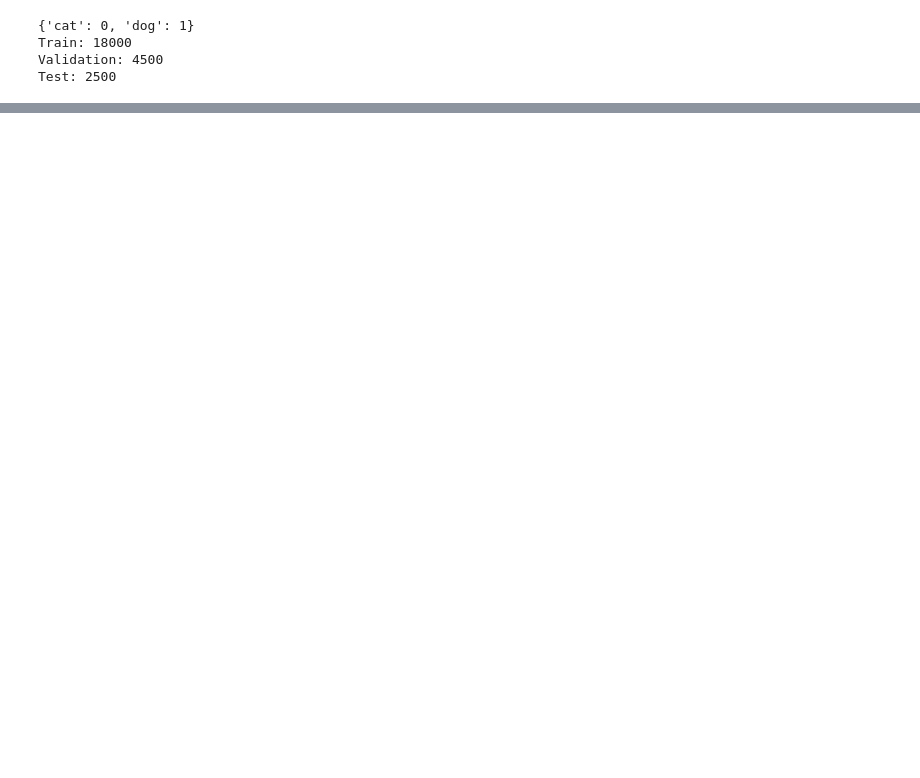
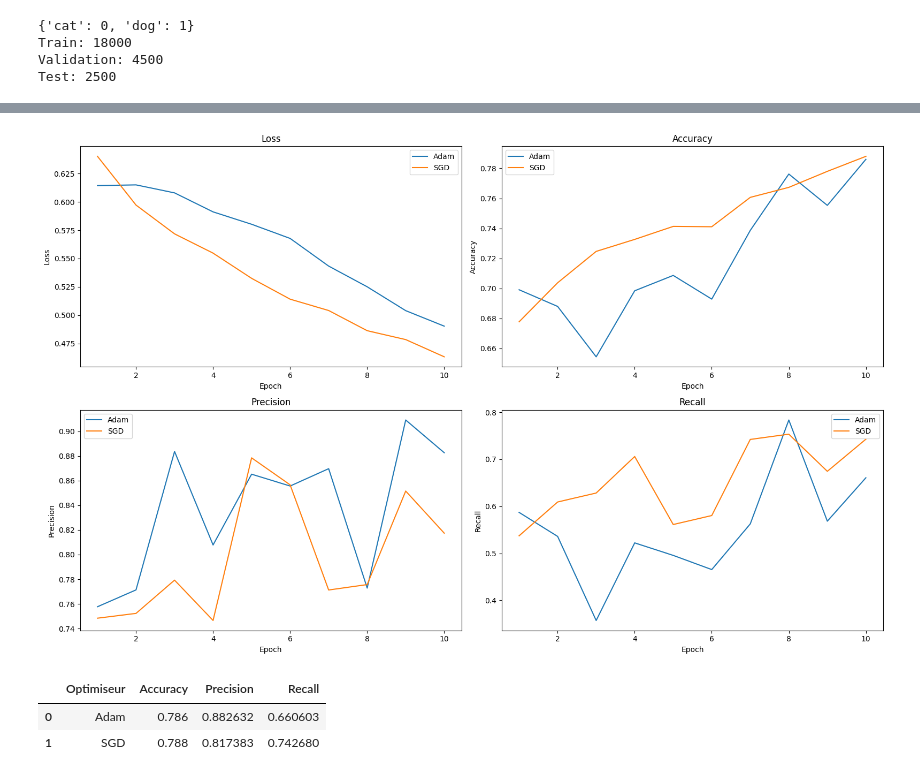
Before and after one commit to DonBos27/cnn-catsdogs-DonBosenga, a Jupyter notebook: notebook.ipynb, the cells around one changed output, grey strips where cells are left out. Drawn from its saved outputs; the diff is of its cells as text; code cells hidden in the pictures; blank space fills up the shorter version.

```diff
--- a/notebook.ipynb
+++ b/notebook.ipynb
@@ -77,0 +603,70 @@ Test: 2500
+# %%
+adam_loss = results_adam[0]
+adam_acc = results_adam[1]
+adam_prec = results_adam[2]
+adam_rec = results_adam[3]
+
+sgd_loss = results_sgd[0]
+sgd_acc = results_sgd[1]
+sgd_prec = results_sgd[2]
+sgd_rec = results_sgd[3]
+
+epochs = range(1, len(adam_loss)+1)
+# %%
+plt.figure(figsize=(16,10))
+
+# Loss
+plt.subplot(2,2,1)
+plt.plot(epochs, adam_loss, label='Adam')
+plt.plot(epochs, sgd_loss, label='SGD')
+plt.title('Loss')
+plt.xlabel('Epoch')
+plt.ylabel('Loss')
+plt.legend()
+
+# Accuracy
+plt.subplot(2,2,2)
+plt.plot(epochs, adam_acc, label='Adam')
+plt.plot(epochs, sgd_acc, label='SGD')
+plt.title('Accuracy')
+plt.xlabel('Epoch')
+plt.ylabel('Accuracy')
+plt.legend()
+
+# Precision
+plt.subplot(2,2,3)
+plt.plot(epochs, adam_prec, label='Adam')
+plt.plot(epochs, sgd_prec, label='SGD')
+plt.title('Precision')
+plt.xlabel('Epoch')
+plt.ylabel('Precision')
+plt.legend()
+
+# Recall
+plt.subplot(2,2,4)
+plt.plot(epochs, adam_rec, label='Adam')
+plt.plot(epochs, sgd_rec, label='SGD')
+plt.title('Recall')
+plt.xlabel('Epoch')
+plt.ylabel('Recall')
+plt.legend()
+
+plt.tight_layout()
+plt.show()
+# %% [output]
+[figure, added]
+# %%
+import pandas as pd
+
+comparison_df = pd.DataFrame({
+    "Optimiseur": ["Adam", "SGD"],
+    "Accuracy": [adam_acc[-1], sgd_acc[-1]],
+    "Precision": [adam_prec[-1], sgd_prec[-1]],
+    "Recall": [adam_rec[-1], sgd_rec[-1]]
+})
+
+comparison_df
+# %% [output]
+|  | Optimiseur | Accuracy | Precision | Recall |
+| 0 | Adam | 0.786 | 0.882632 | 0.660603 |
+| 1 | SGD | 0.788 | 0.817383 | 0.742680 |
```
Also changed, not shown: parts of 42 cells of this notebook.
